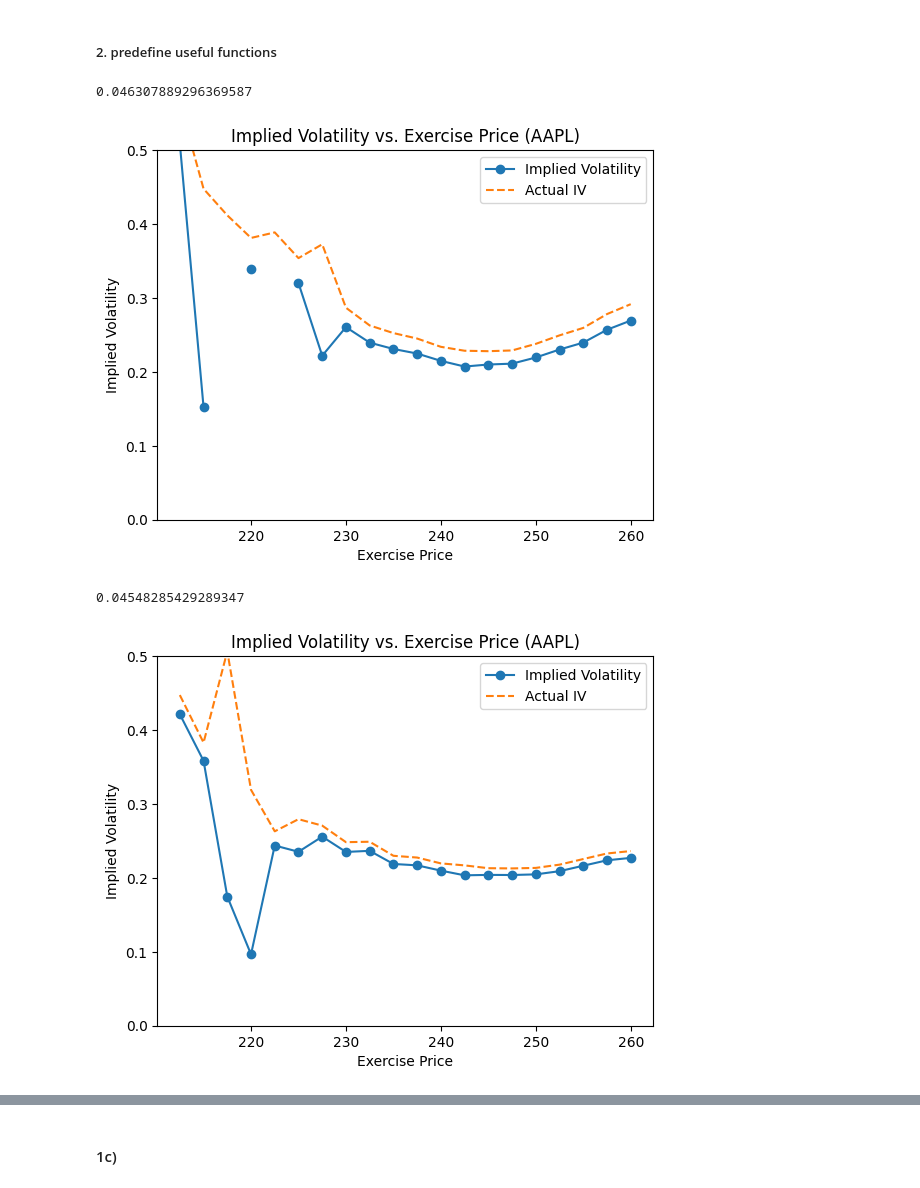
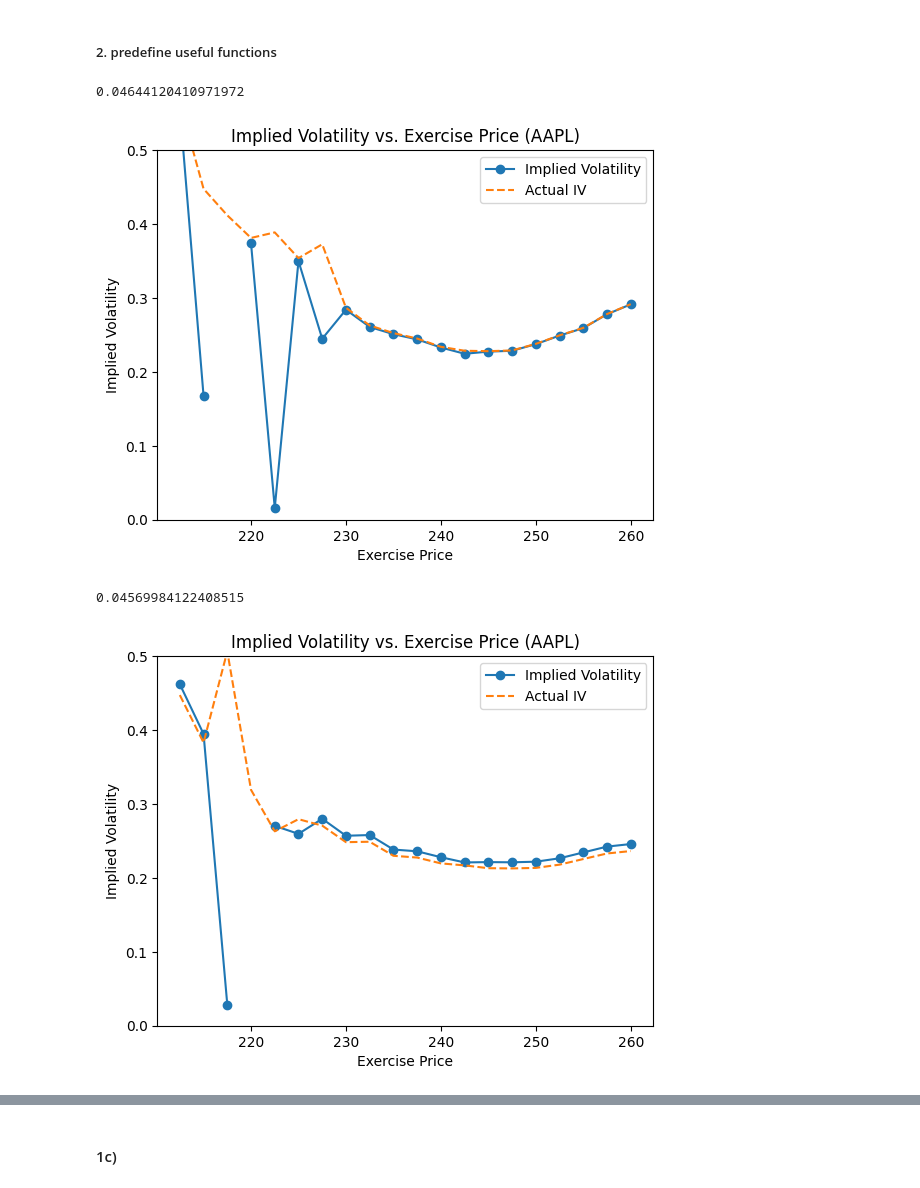
Before and after one commit to andreist3fan/ovmHW2, a Jupyter notebook: jupyter/homework.ipynb, the cells around one changed output, grey strips where cells are left out. Cells and saved outputs as stored; diff of their text form; code cells hidden in the pictures.

```diff
--- a/jupyter/homework.ipynb
+++ b/jupyter/homework.ipynb
@@ -196,7 +202,7 @@ def rfrate(T_option):
     return risk_free_rate
 # %%
 impl_vol_AAPL = []
-T_option = 7/365
+T_option = 6/365
 r = rfrate(T_option)/100
 S0 = 236.85
 print(r)
@@ -227,36 +233,36 @@ plt.show()
 #     if(impl_vol_AAPL[i] > 0.5 or impl_vol_AAPL[i] < 0):
 #         print(AAPL_calls_17_01['Strike'][i], AAPL_calls_17_01['Last'][i])
 # %% [output]
-0.046307889296369587
+0.04644120410971972
-[figure, old version]
+[figure, new version]
 # %%
 impl_vol_AAPL = []
-T_option = 14/365
+T_option = 12/365
 r = rfrate(T_option)/100
 S0 = 236.85
 print(r)
 for i in range(0, len(AAPL_calls_24_01)):
     E = AAPL_calls_24_01['Strike'][i]
     C_true = AAPL_calls_24_01['Last'][i]
 
     implied_volatility = newtons_method_volatility(S0, E, r, T_option, C_true)
     impl_vol_AAPL.append(implied_volatility)
 strike = np.array(AAPL_calls_24_01['Strike'])
 impl_vol_AAPL = np.array(impl_vol_AAPL)
 #replace large values with nan
 impl_vol_AAPL[impl_vol_AAPL > 1] = np.nan
 impl_vol_AAPL[impl_vol_AAPL < 0] = np.nan
 #print(strike)
 #print(impl_vol_AAPL)
 plt.plot(strike, impl_vol_AAPL, 'o-', label='Implied Volatility')
 plt.plot(strike,AAPL_calls_24_01["IV"], '--', label='Actual IV')
 #plt.axvline(x=S0, color='r', linestyle='--', label='Current Asset Price')
 plt.ylim(0, 0.5)
 plt.xlabel('Exercise Price')
 plt.ylabel('Implied Volatility')
 plt.title('Implied Volatility vs. Exercise Price (AAPL)')
 plt.legend()
 plt.show()
 # %% [output]
-0.04548285429289347
+0.04569984122408515
-[figure, old version]
+[figure, new version]
```
Also changed, not shown: parts of 9 cells of this notebook, 1 other file.
